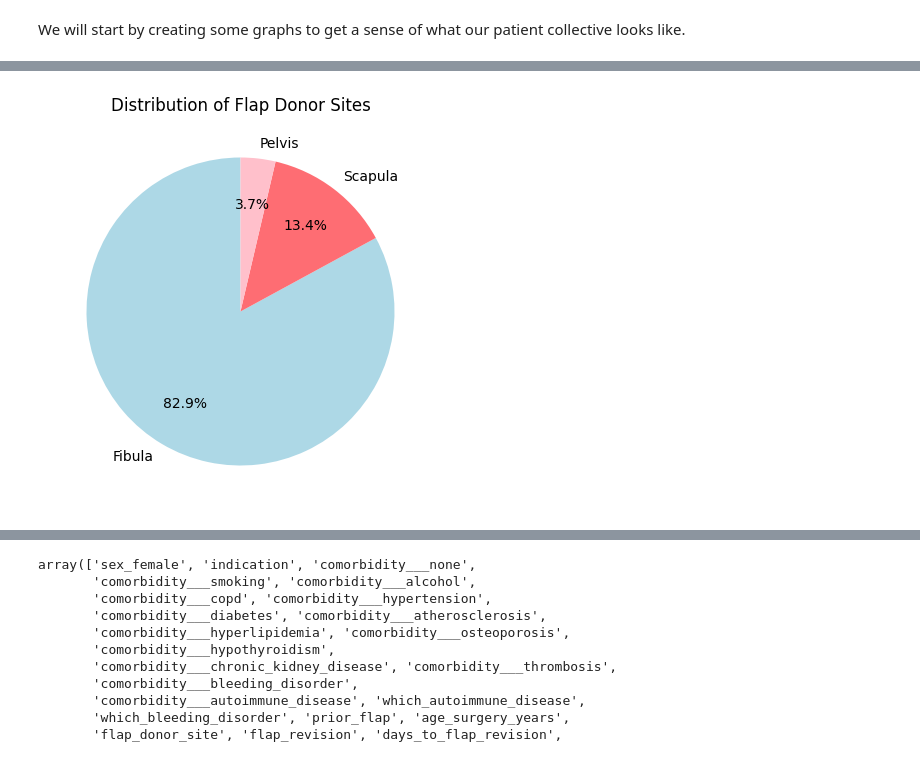
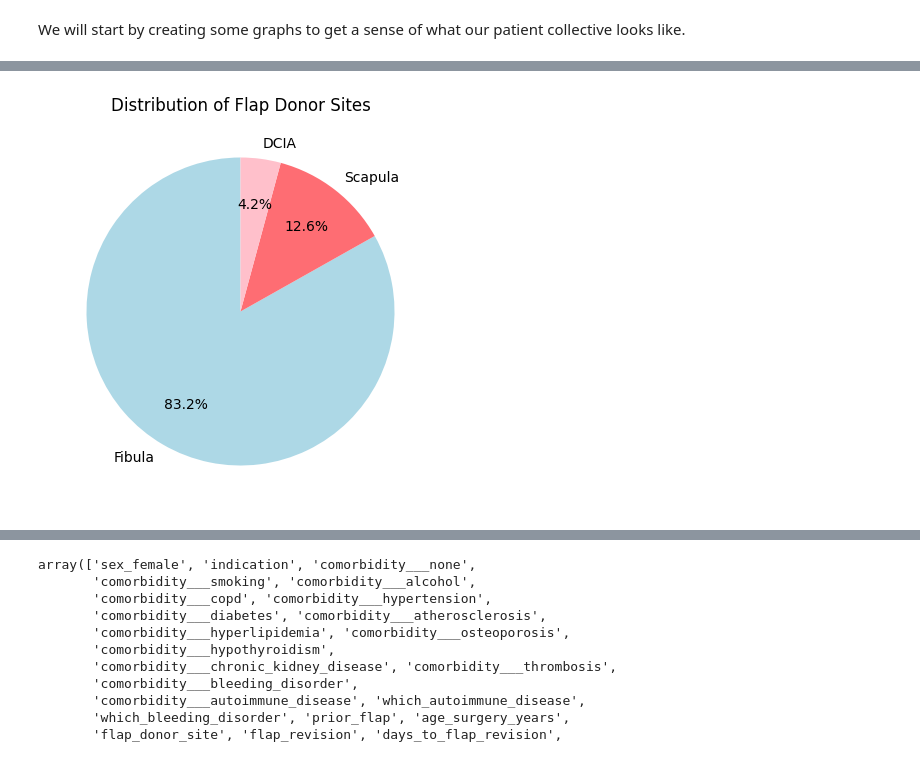
Before and after one commit to philipp-lampert/mymandible, a Jupyter notebook: data_science/02_data_exploration.ipynb, the cells around one changed output, grey strips where cells are left out. Cells and saved outputs as stored; diff of their text form; code cells hidden in the pictures.

Commit message:
Update plots with new data

```diff
--- a/data_science/02_data_exploration.ipynb
+++ b/data_science/02_data_exploration.ipynb
@@ -265,23 +322,23 @@ plt.show()
 # %%
 value_counts = df['flap_donor_site'].value_counts()
 
 labels = {
     'fibula': 'Fibula',
     'scapula': 'Scapula',
-    'pelvis': 'Pelvis',
+    'pelvis': 'DCIA',
 }
 
 value_counts = value_counts.rename(labels)
 labels = value_counts.index
 
 # Create a pie chart
 plt.figure(figsize=(5, 5))
 plt.pie(value_counts, labels=labels, colors=colors, autopct='%1.1f%%', startangle=90, pctdistance=0.7)
 
 plt.title('Distribution of Flap Donor Sites')
 plt.show()
 # %% [output]
-[figure, old version]
+[figure, new version]
 # %%
 import numpy as np
 import matplotlib.pyplot as plt
```
Also changed, not shown: parts of 14 cells of this notebook.
